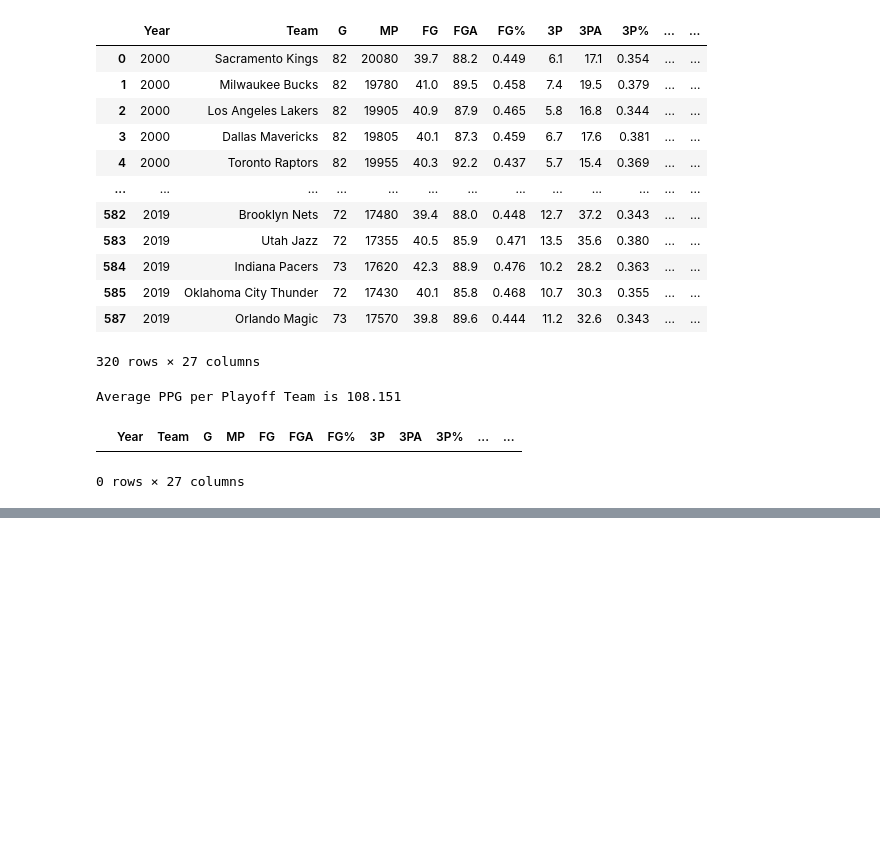
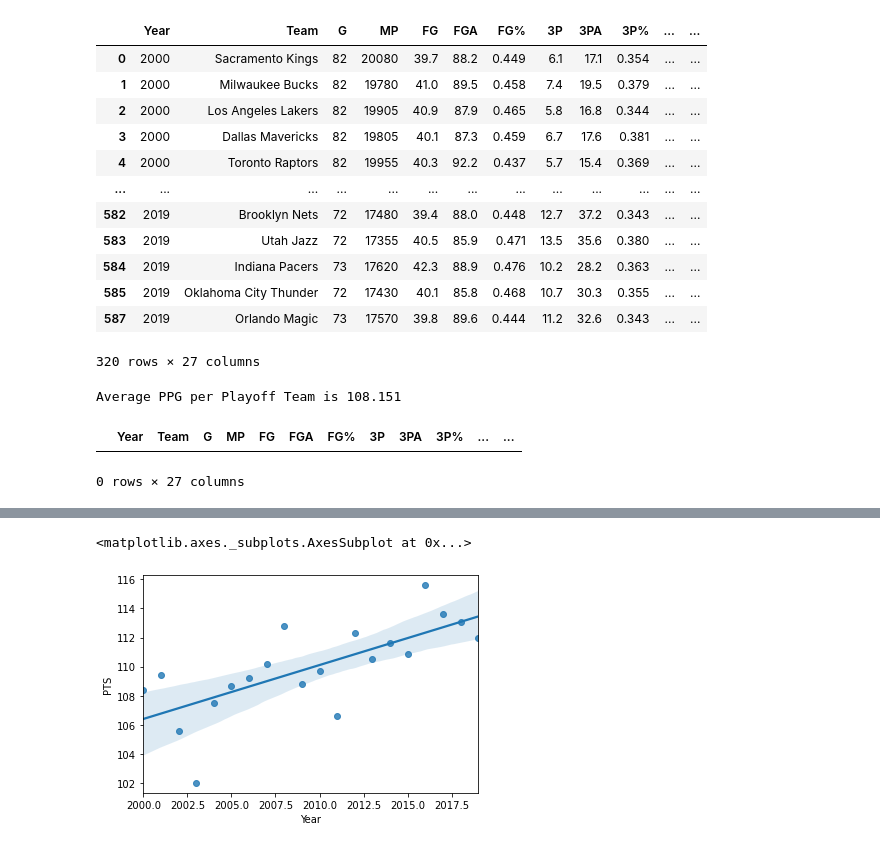
Before and after one commit to jonsb-coding/NBA_Analysis, a Jupyter notebook: NBA_Analysis.ipynb, the cells around one changed output, grey strips where cells are left out. Cells and saved outputs as stored; diff of their text form; code cells hidden in the pictures; blank space fills up the shorter version.

```diff
--- a/NBA_Analysis.ipynb
+++ b/NBA_Analysis.ipynb
@@ -132,0 +225,9 @@ Text(0, 0.5, 'PPG per Champion')
+# %%
+import seaborn as sns
+pts = champions_df['PTS']
+year = champions_df['Year']
+
+sns.regplot(year, pts)
+# %% [output]
+<matplotlib.axes._subplots.AxesSubplot at 0x...>
+[figure, added]
```
Also changed, not shown: parts of 17 cells of this notebook, 3 other files.
